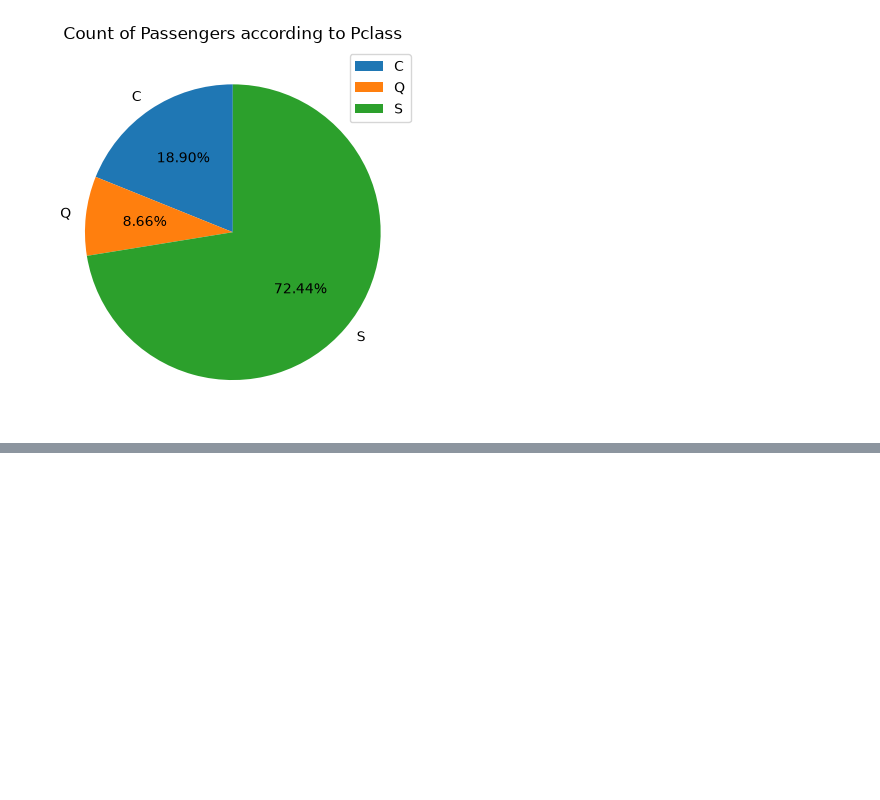
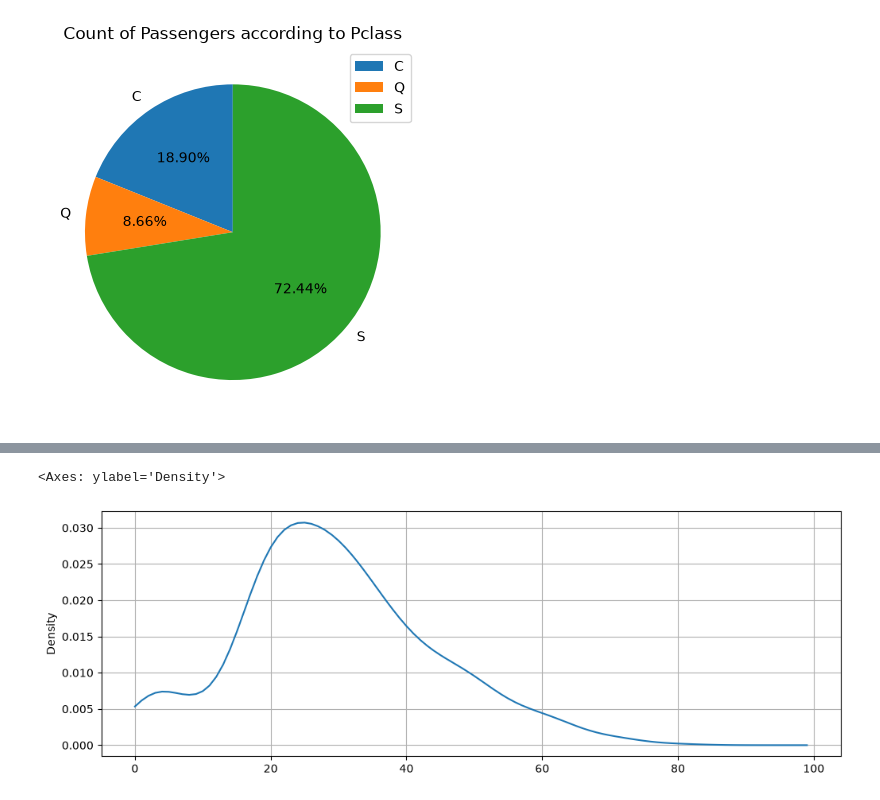
Before and after one commit to prof-screw/DSML, a Jupyter notebook: Week06/Visualization.ipynb, the cells around one changed output, grey strips where cells are left out. Cells and saved outputs as stored; diff of their text form; code cells hidden in the pictures; blank space fills up the shorter version.

```diff
--- a/Week06/Visualization.ipynb
+++ b/Week06/Visualization.ipynb
@@ -63,0 +98,10 @@ group_by_embarked.count().plot(
+# %%
+titanic_df.Age.plot(
+    kind= "kde",
+    grid= True,
+    ind=range(0,100,1),
+    figsize= (12,4)
+)
+# %% [output]
+<Axes: ylabel='Density'>
+[figure, added]
```
Also changed, not shown: parts of 13 cells of this notebook.
